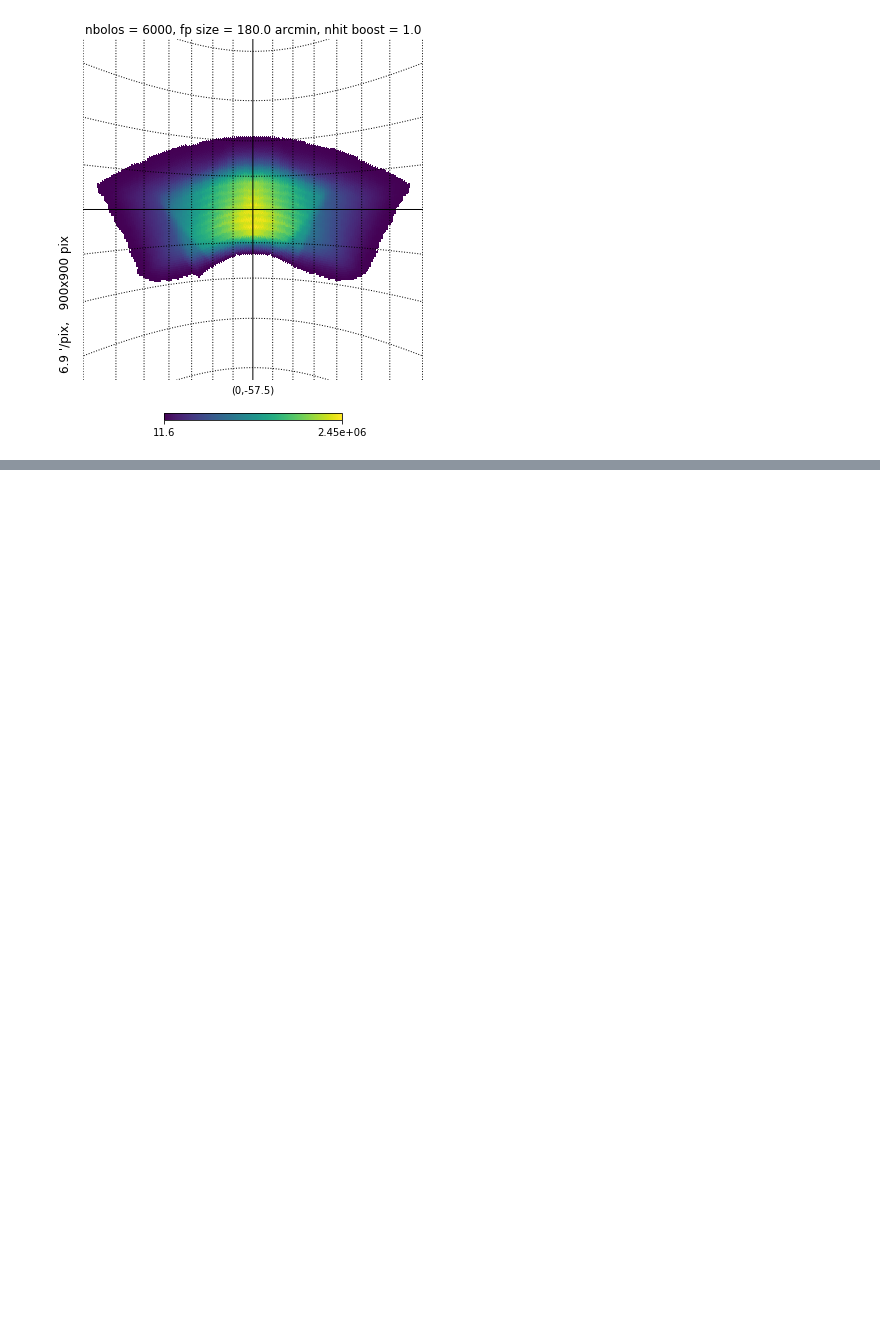
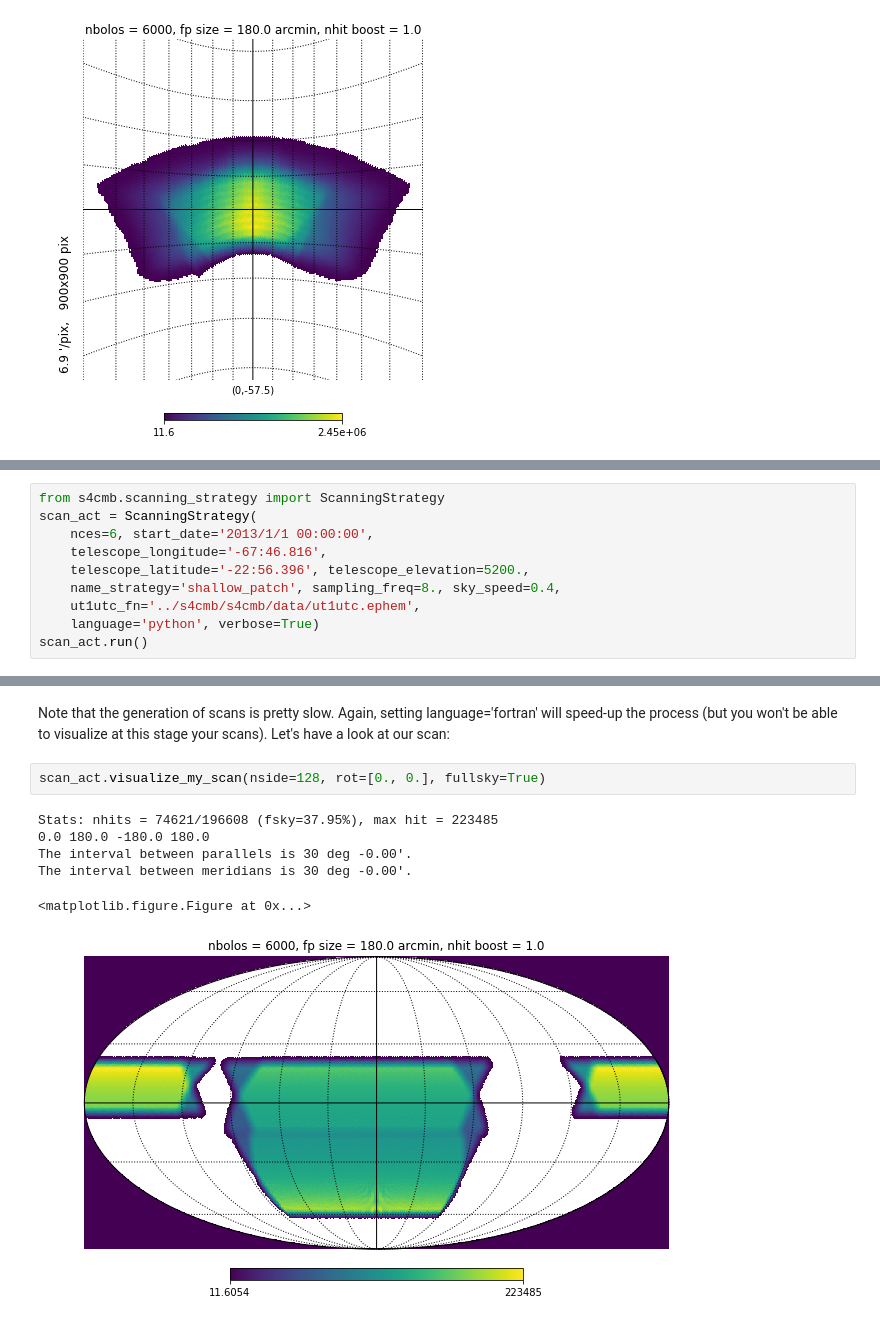
Before and after one commit to JulienPeloton/s4cmb-resources, a Jupyter notebook: Part1/s4cmb_scanning_strategy_03.ipynb, the cells around one changed output, grey strips where cells are left out. Saved outputs shown, nothing was run; the diff lists cells and outputs as text; blank space fills up the shorter version.

Commit message:
Add ACT scans, and how to create a custom scanning strategy

```diff
--- a/Part1/s4cmb_scanning_strategy_03.ipynb
+++ b/Part1/s4cmb_scanning_strategy_03.ipynb
@@ -112,0 +121,10 @@ Et voilà, you are ready to simulate Time-Ordered Data now! You can find additin
+# %%
+from s4cmb.scanning_strategy import ScanningStrategy
+scan_act = ScanningStrategy(
+    nces=6, start_date='2013/1/1 00:00:00',
+    telescope_longitude='-67:46.816',
+    telescope_latitude='-22:56.396', telescope_elevation=5200.,
+    name_strategy='shallow_patch', sampling_freq=8., sky_speed=0.4,
+    ut1utc_fn='../s4cmb/s4cmb/data/ut1utc.ephem',
+    language='python', verbose=True)
+scan_act.run()
@@ -112,0 +149,11 @@ Et voilà, you are ready to simulate Time-Ordered Data now! You can find additin
+# %% [markdown]
+Note that the generation of scans is pretty slow. Again, setting language='fortran' will speed-up the process (but you won't be able to visualize at this stage your scans). Let's have a look at our scan:
+# %%
+scan_act.visualize_my_scan(nside=128, rot=[0., 0.], fullsky=True)
+# %% [output]
+Stats: nhits = 74621/196608 (fsky=37.95%), max hit = 223485
+0.0 180.0 -180.0 180.0
+The interval between parallels is 30 deg -0.00'.
+The interval between meridians is 30 deg -0.00'.
+<matplotlib.figure.Figure at 0x...>
+[figure, added]
```
Also changed, not shown: parts of 14 cells of this notebook.
